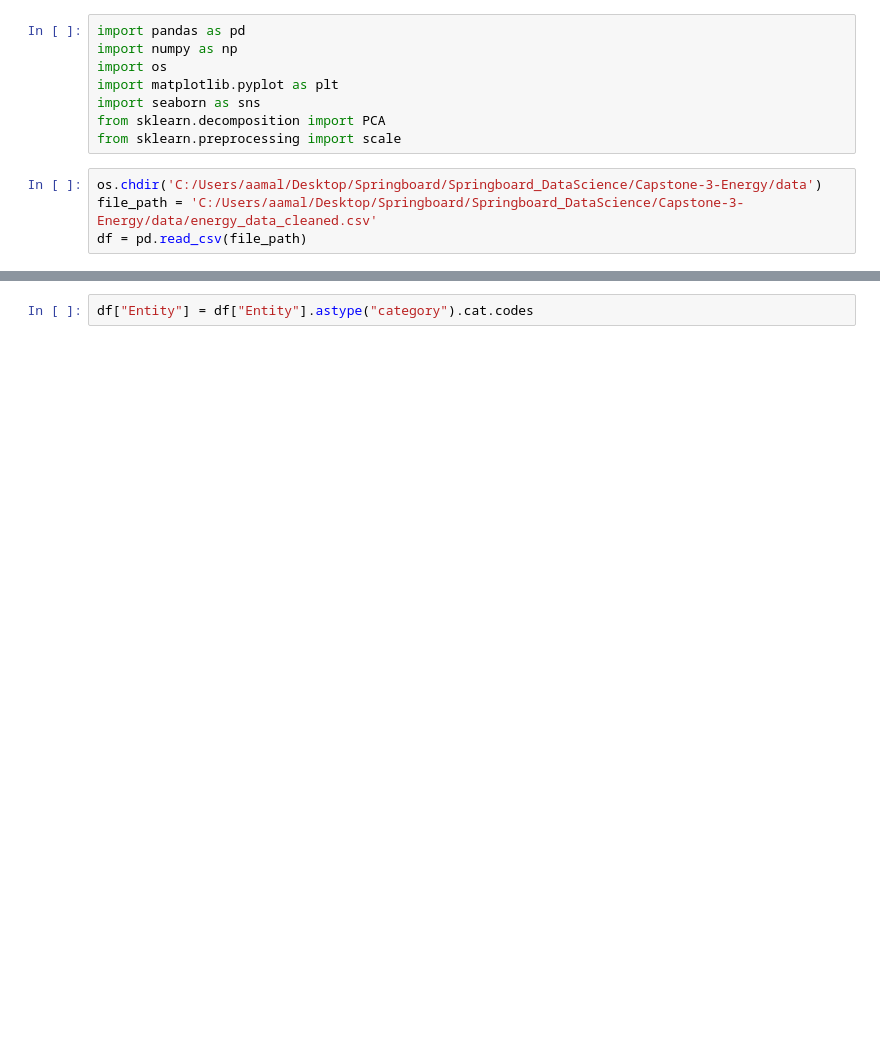
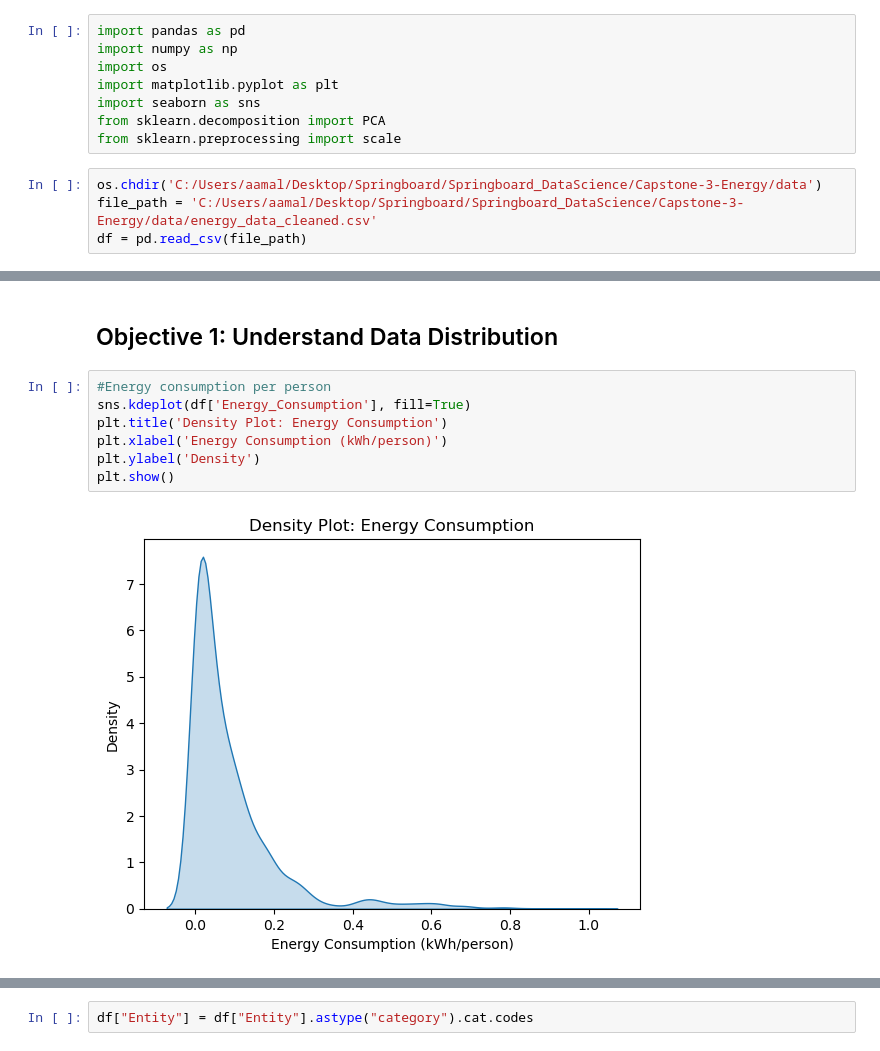
Before and after one commit to audreymalloy/Springboard_DataScience, a Jupyter notebook: Capstone-3-Energy/EDA/energy_eda.ipynb, the cells around one changed output, grey strips where cells are left out. Saved outputs shown, nothing was run; the diff lists cells and outputs as text; blank space fills up the shorter version.

```diff
--- a/Capstone-3-Energy/EDA/energy_eda.ipynb
+++ b/Capstone-3-Energy/EDA/energy_eda.ipynb
@@ -67,0 +95,11 @@ df.describe()
+# %% [markdown]
+## Objective 1: Understand Data Distribution
+# %%
+#Energy consumption per person
+sns.kdeplot(df['Energy_Consumption'], fill=True)
+plt.title('Density Plot: Energy Consumption')
+plt.xlabel('Energy Consumption (kWh/person)')
+plt.ylabel('Density')
+plt.show()
+# %% [output]
+[figure, added]
```
Also changed, not shown: parts of 65 cells of this notebook, 6 other files.
